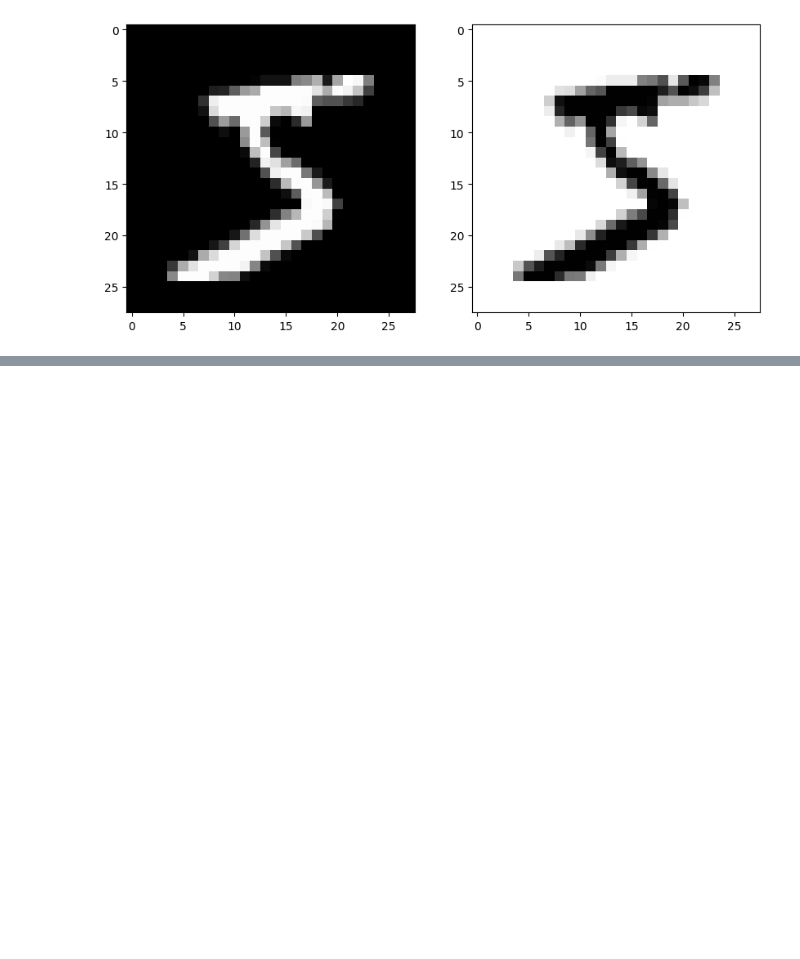
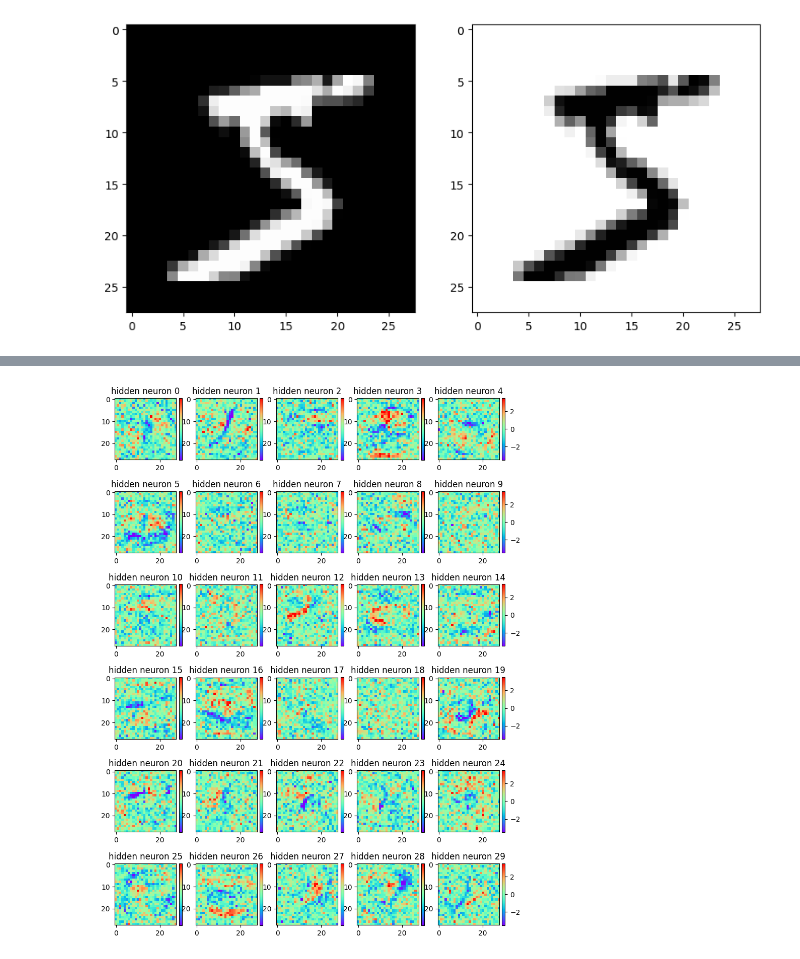
Before and after one commit to wjohnson7/WJcosc470s24, a Jupyter notebook: examplecode/matplotlib_nn_weights_and_biases.ipynb, the cells around one changed output, grey strips where cells are left out. Cells and saved outputs as stored; diff of their text form; code cells hidden in the pictures; blank space fills up the shorter version.

```diff
--- a/examplecode/matplotlib_nn_weights_and_biases.ipynb
+++ b/examplecode/matplotlib_nn_weights_and_biases.ipynb
@@ -205,21 +105,0 @@ Text(0.5, 1.0, 'raw change of all 784 input connections to the first hidden neur
-# %%
-# now let's do this as a heatmap that maintains the 2d nature of the input pixels
-xi = range(28)
-yi = range(28)
-zi = np.reshape(avgdiffs,(28,28))
-
-fig, (ax1, ax2) = plt.subplots(1, 2, figsize=(20, 10))
-cs = ax1.contourf(xi, yi, zi, 15, cmap=plt.cm.rainbow,
-                  vmax=2.5, vmin=-1.5)
-ax1.yaxis.set_ticks(np.arange(0, 28, 1))
-ax1.xaxis.set_ticks(np.arange(0, 28, 1))
-ax1.grid(which='major', axis='x', linestyle='-', color='black', linewidth=0.5)
-ax1.grid(which='major', axis='y', linestyle='-', color='black', linewidth=0.5)
-fig.colorbar(cs, ax=ax1, fraction=0.046, pad=0.04)
-
-cax = ax2.imshow(zi, cmap='rainbow', interpolation='nearest', origin='lower', extent=[-0.5, 27.5, -0.5, 27.5])
-ax2.set_xticks(np.arange(-0.5, 28, 1))
-ax2.set_yticks(np.arange(-0.5, 28, 1))
-ax2.grid(which='major', axis='x', linestyle='-', color='black', linewidth=0.5)
-ax2.grid(which='major', axis='y', linestyle='-', color='black', linewidth=0.5)
-fig.colorbar(cax, ax=ax2, fraction=0.046, pad=0.04)
@@ -585,0 +106,19 @@ plt.show()
+# %%
+# now let's do this as a heatmap that maintains the 2d nature of the input pixels and plot ALL weights from the input layer to ALL 30 of the hidden neurons
+xi = range(28)
+yi = range(28)
+fig,axes = plt.subplots(6, 5, figsize=(10,14))
+
+i = 0
+for r in range(6):
+    for c in range(5):
+        ax = axes[r][c]
+        ax.set_title(f"hidden neuron {i}")
+        zi = np.reshape(net.weights[0][i],(28,28))
+        cax = ax.imshow(zi, cmap='rainbow', interpolation='nearest', origin="upper", vmin=-3.5, vmax=3.5)
+        cb = fig.colorbar(cax, ax=ax, fraction=0.046, pad=0.04)
+        if c != 4:
+          cb.set_ticks([])
+        i += 1
+# %% [output]
+[figure, added]
```
Also changed, not shown: parts of 16 cells of this notebook.
